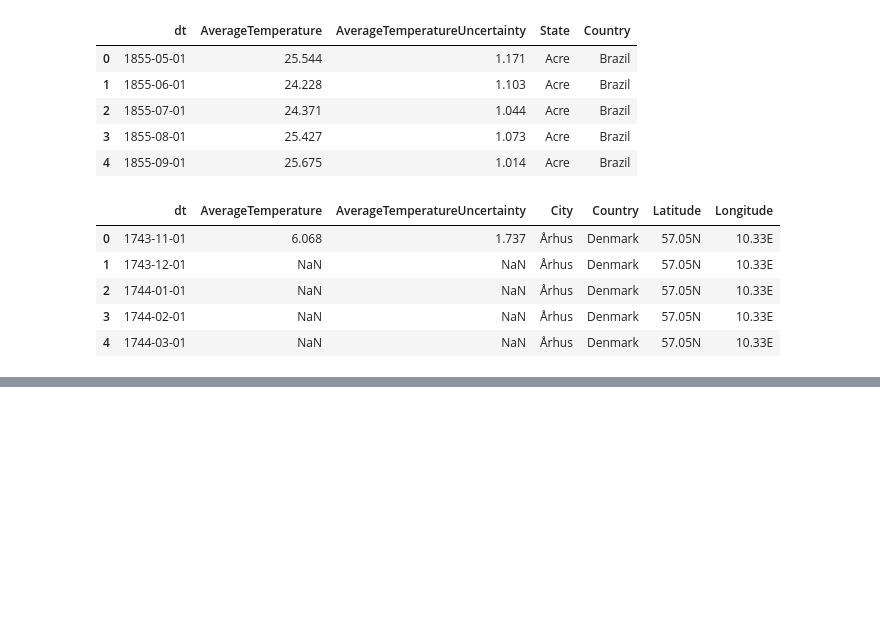
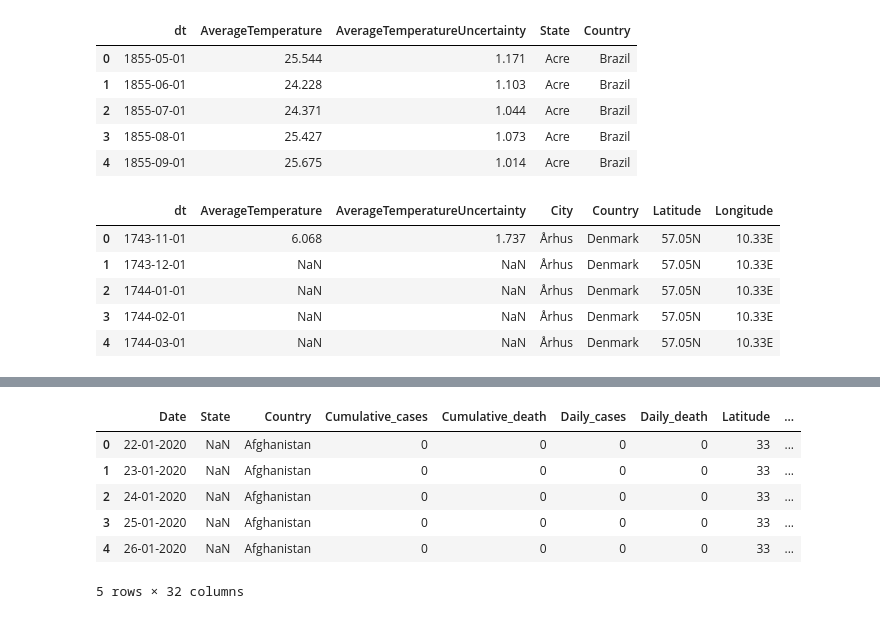
Before and after one commit to PanagiotaAlex/Covid-19-project, a Jupyter notebook: Dataset representation no3.ipynb, the cells around one changed output, grey strips where cells are left out. Saved outputs shown, nothing was run; the diff lists cells and outputs as text; code cells hidden in the pictures; blank space fills up the shorter version.

```diff
--- a/Dataset representation no3.ipynb
+++ b/Dataset representation no3.ipynb
@@ -76,0 +123,13 @@ df.head()
+# %%
+data = pd.read_csv(r"C:\Users\user\OneDrive\Υπολογιστής\Afghanistan.csv")
+df = data.copy()
+# %%
+df.head()
+# %% [output]
+|  | Date | State | Country | Cumulative_cases | Cumulative_death | Daily_cases | Daily_death | Latitude | ... |
+| 0 | 22-01-2020 | NaN | Afghanistan | 0 | 0 | 0 | 0 | 33 | ... |
+| 1 | 23-01-2020 | NaN | Afghanistan | 0 | 0 | 0 | 0 | 33 | ... |
+| 2 | 24-01-2020 | NaN | Afghanistan | 0 | 0 | 0 | 0 | 33 | ... |
+| 3 | 25-01-2020 | NaN | Afghanistan | 0 | 0 | 0 | 0 | 33 | ... |
+| 4 | 26-01-2020 | NaN | Afghanistan | 0 | 0 | 0 | 0 | 33 | ... |
+5 rows × 32 columns
```
Also changed, not shown: parts of 10 cells of this notebook, 5 other files.
